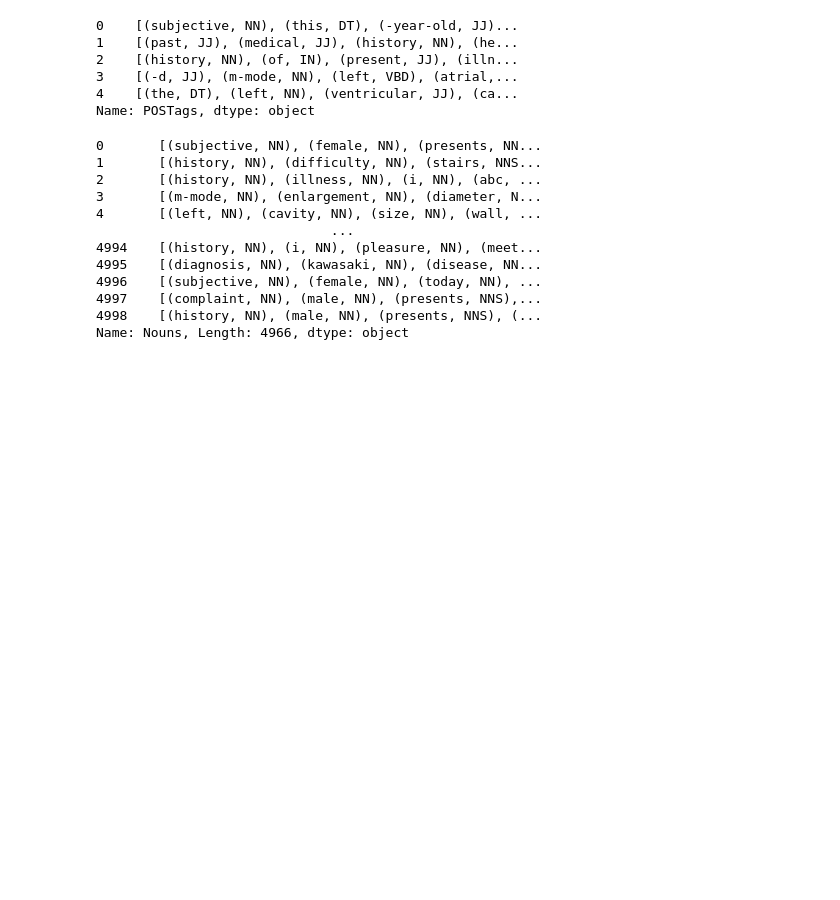
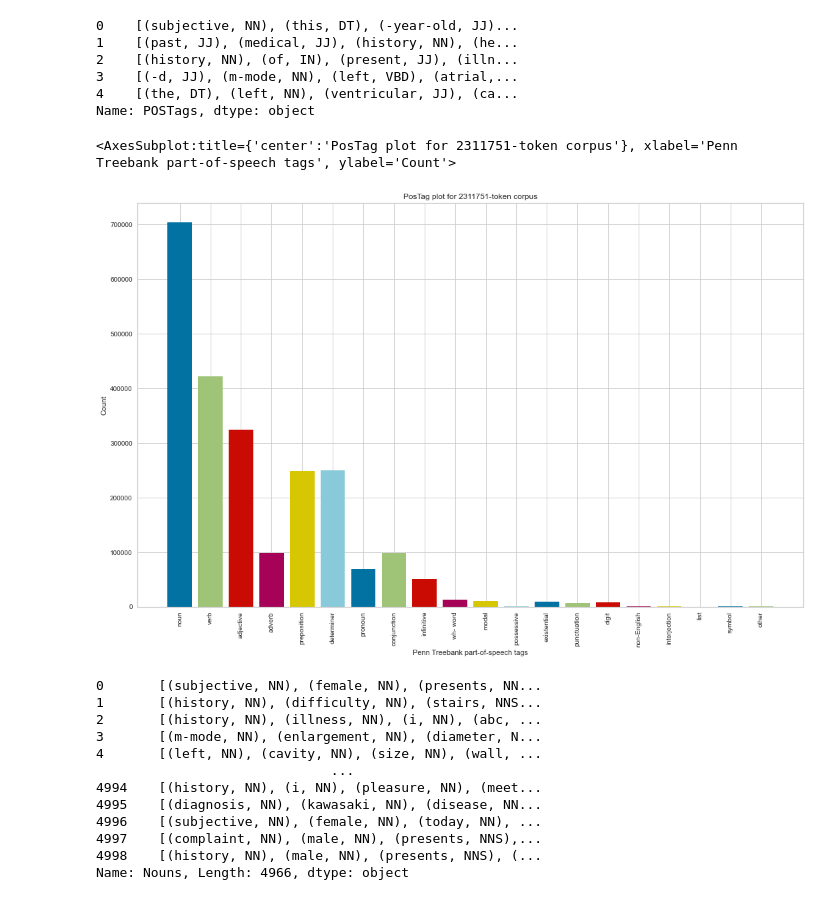
Before and after one commit to AliceSartori/NLP_AND_Clinical-Notes, a Jupyter notebook: Machine_Learning_Nouns_WITH_SPECIALTIES_REDUCTION.ipynb, the cells around one changed output. Drawn from its saved outputs; the diff is of its cells as text; code cells hidden in the pictures; blank space fills up the shorter version.

```diff
--- a/Machine_Learning_Nouns_WITH_SPECIALTIES_REDUCTION.ipynb
+++ b/Machine_Learning_Nouns_WITH_SPECIALTIES_REDUCTION.ipynb
@@ -214,15 +214,17 @@ Name: POSTags, dtype: object
 # %%
 # type(data['POSTags'].to_list())
 # %%
-# test =data['POSTags'].to_list()
-# type(test)
+postags_plot =[data['POSTags'].to_list()]
 # %%
-# from yellowbrick.text import PosTagVisualizer
+from yellowbrick.text import PosTagVisualizer
 
 # # Create the visualizer, fit, score, and show it
-# viz = PosTagVisualizer()
-# viz.fit(test[0])
-# viz.show()
+viz = PosTagVisualizer(size=(1080, 720))
+viz.fit(postags_plot)
+viz.show(outpath="plots/tokens_plot_total_corpus.png")
+# %% [output]
+<AxesSubplot:title={'center':'PosTag plot for 2311751-token corpus'}, xlabel='Penn Treebank part-of-speech tags', ylabel='Count'>
+[figure, added]
 # %%
 # Selecting the nouns in our corpus
 data['Nouns'] = data['POSTags'].apply(lambda x: [(t[0], t[1]) for t in x if t[1]=='NN' or t[1]=='NNP' or t[1]=='NNS' or t[1]=='NNPS'])
```
Also changed, not shown: parts of 13 cells of this notebook, 6 other files.
